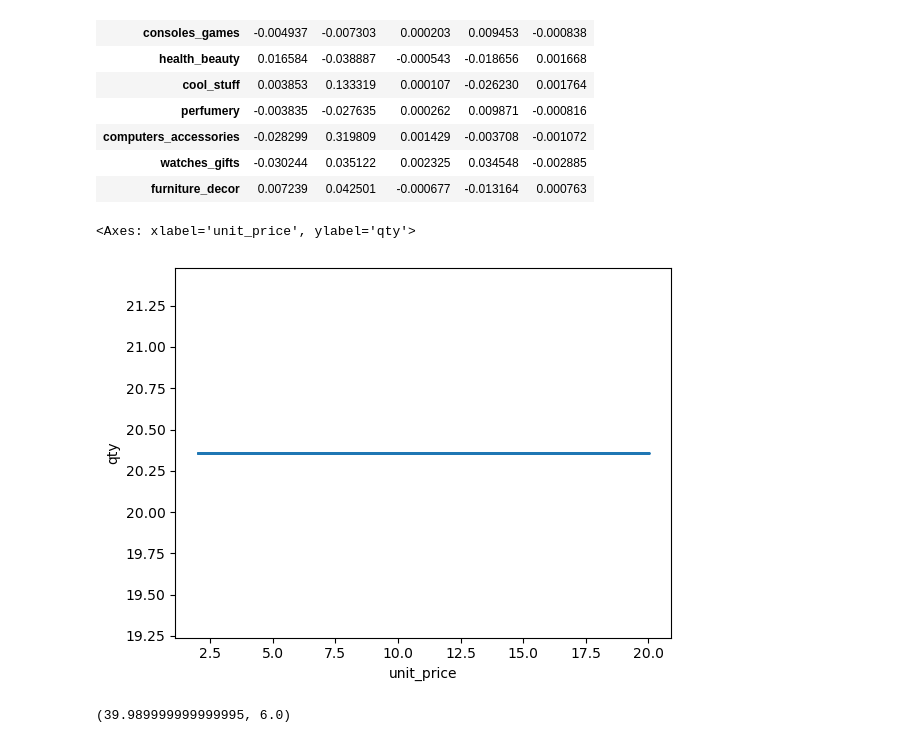
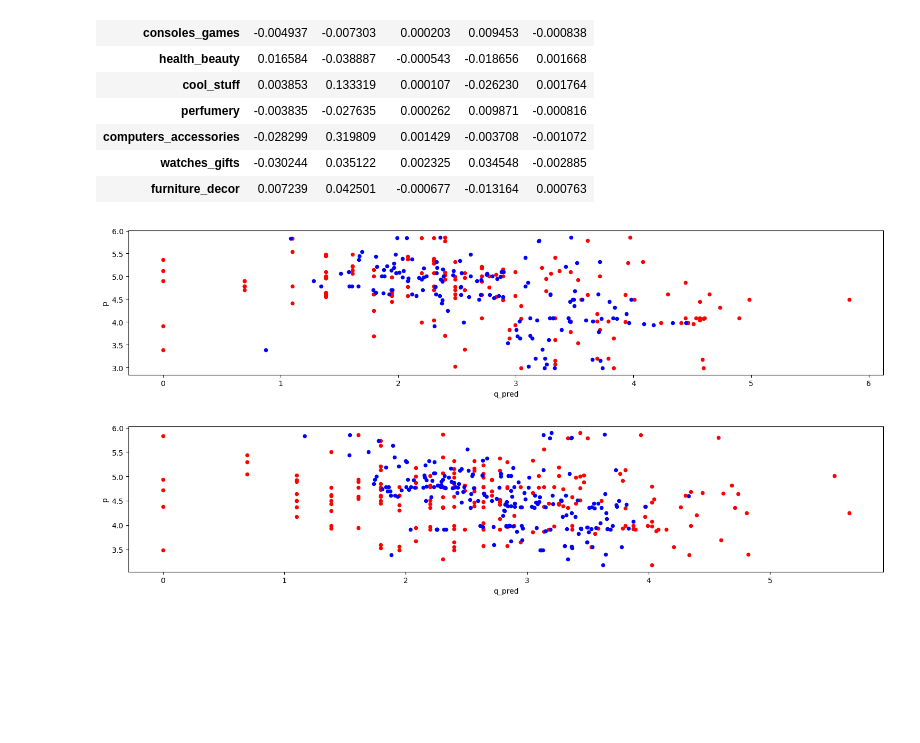
Before and after one commit to oneoffcoder/books, a Jupyter notebook: sphinx/datascience/source/elasticity-pricing.ipynb, the cells around one changed output. Drawn from its saved outputs; the diff is of its cells as text; code cells hidden in the pictures; blank space fills up the shorter version.

```diff
--- a/sphinx/datascience/source/elasticity-pricing.ipynb
+++ b/sphinx/datascience/source/elasticity-pricing.ipynb
@@ -305,12 +426,12 @@ X_te.shape, Z_te.shape, C_te.shape, y_te.shape
 # %%
 from merf import MERF
 
-m = MERF(
+merf = MERF(
     fixed_effects_model=LGBMRegressor(n_jobs=-1, random_state=37, num_leaves=10, n_estimators=25, max_depth=2),
     max_iterations=30
 )
-m.fit(X_tr, Z_tr, C_tr, y_tr)
-get_performance(y_tr, m.predict(X_tr, Z_tr, C_tr), y_te, m.predict(X_te, Z_te, C_te))
+merf.fit(X_tr, Z_tr, C_tr, y_tr)
+get_performance(y_tr, merf.predict(X_tr, Z_tr, C_tr), y_te, merf.predict(X_te, Z_te, C_te))
 # %% [output]
 INFO     [merf.py:307] Training GLL is -101.1968163353814 at iteration 1.
 INFO     [merf.py:307] Training GLL is -171.1640578010463 at iteration 2.
@@ -372,28 +493,33 @@ m.trained_b.sort_index() \
 | computers_accessories | -0.028299 | 0.319809 | 0.001429 | -0.003708 | -0.001072 |
 | watches_gifts | -0.030244 | 0.035122 | 0.002325 | 0.034548 | -0.002885 |
 | furniture_decor | 0.007239 | 0.042501 | -0.000677 | -0.013164 | 0.000763 |
+# %%
+fig, ax = plt.subplots(figsize=(15, 3.5))
+
+_df1 = pd.DataFrame({
+    'p': X_tr['unit_price'].values,
+    'q_true': y_tr.values,
+    'q_pred': merf.predict(X_tr, Z_tr, C_tr)
+})
+
+_df1.plot(kind='scatter', x='q_true', y='p', ax=ax, color='r')
+_df1.plot(kind='scatter', x='q_pred', y='p', ax=ax, color='b')
+
+fig.tight_layout()
+# %% [output]
+[figure, added]
 # %%
-def get_demand_curve(X, Z, C, idx, min_price=2.00, max_price=20.01, step=0.01):
-    x = X.iloc[idx].to_dict()
-    z = Z.iloc[idx].to_dict()
-    c = C.iloc[idx]
+fig, ax = plt.subplots(figsize=(15, 3.5))
 
-    XX = pd.DataFrame([{**x, **{'unit_price': np.log(p)}} for p in np.arange(min_price, max_price, step)])
-    ZZ = pd.DataFrame([z for p in np.arange(min_price, max_price, step)])
-    c = pd.Series([c for _ in np.arange(min_price, max_price, step)])
-    return XX, ZZ, c
+_df2 = pd.DataFrame({
+    'p': X_te['unit_price'].values,
+    'q_true': y_te.values,
+    'q_pred': merf.predict(X_te, Z_te, C_te)
+})
 
-x, z, c = get_demand_curve(X_tr, Z_tr, C_tr, 0)
-x = x \
-    .assign(qty=m.predict(x, z, c)) \
-    .assign(qty=lambda d: np.exp(d['qty'])) \
-    .assign(unit_price=lambda d: np.exp(d['unit_price']))
+_df2.plot(kind='scatter', x='q_true', y='p', ax=ax, color='r')
+_df2.plot(kind='scatter', x='q_pred', y='p', ax=ax, color='b')
 
-x.plot(kind='scatter', x='unit_price', y='qty', s=1)
+fig.tight_layout()
 # %% [output]
-<Axes: xlabel='unit_price', ylabel='qty'>
-[figure, old version]
+[figure, new version]
-# %%
-np.exp(X_tr.iloc[0].unit_price), np.exp(y_tr.iloc[0])
-# %% [output]
-(39.989999999999995, 6.0)
```
Also changed, not shown: parts of 13 cells of this notebook.
